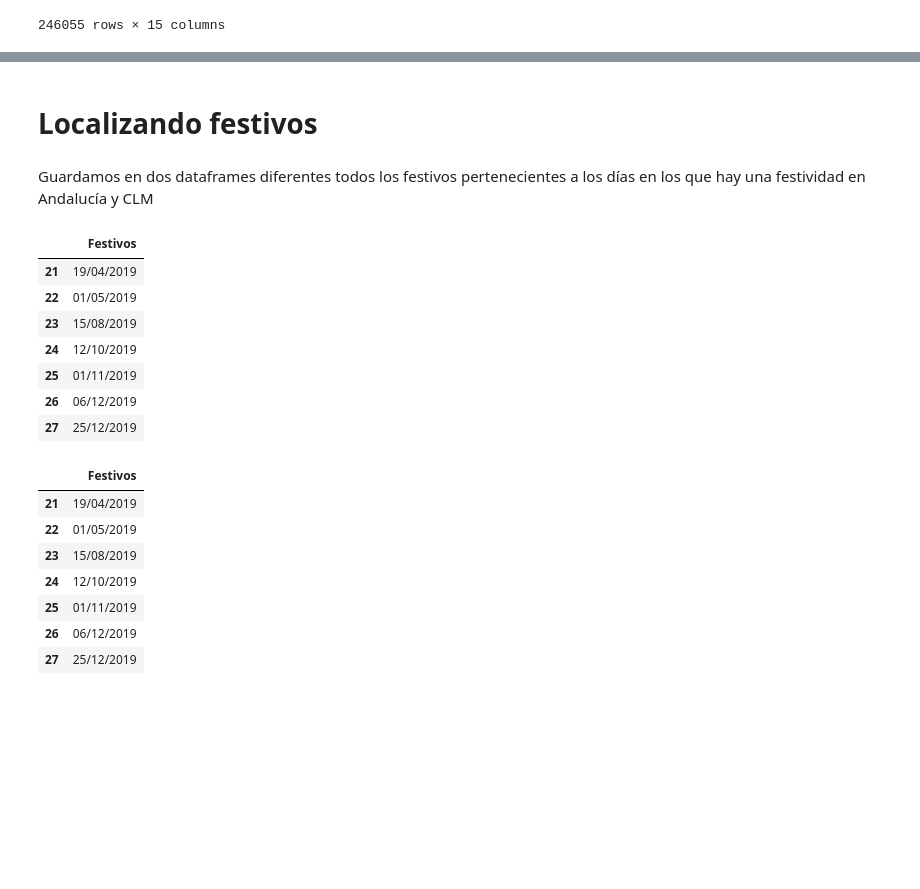
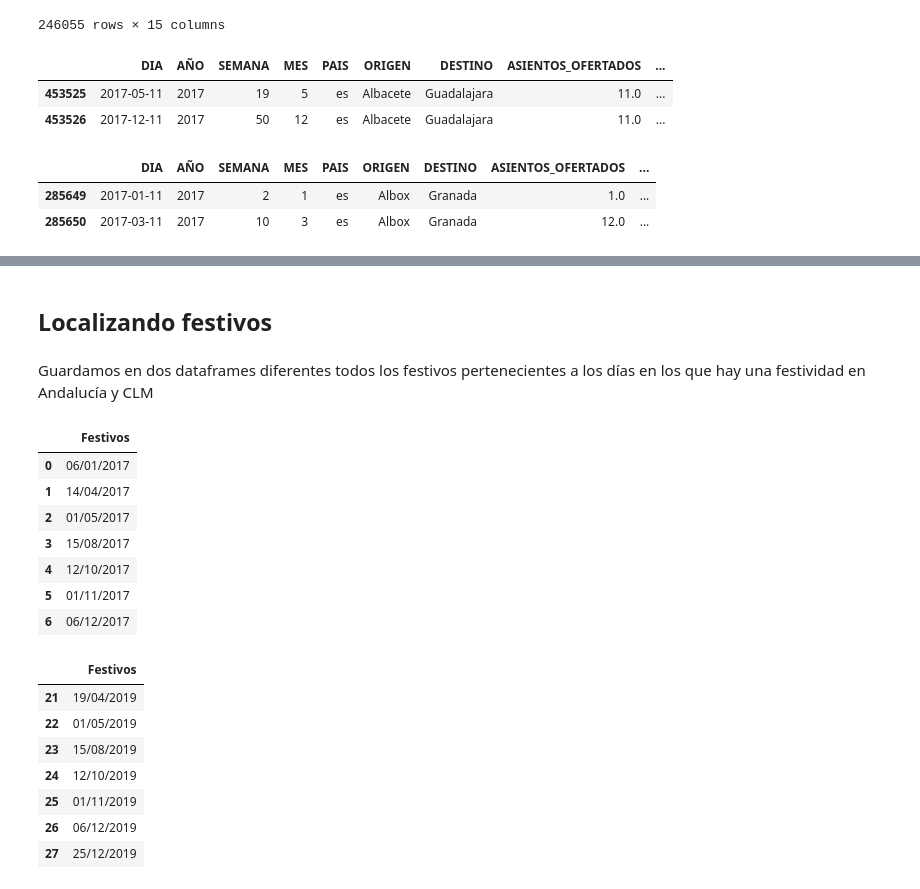
Before and after one commit to JoseAlbertoSeco/BlablacarCarpooling_DataMining, a Jupyter notebook: notebooks/GeolocalizacionProvincial.ipynb, the cells around one changed output, grey strips where cells are left out. Saved outputs shown, nothing was run; the diff lists cells and outputs as text; code cells hidden in the pictures; blank space fills up the shorter version.

```diff
--- a/notebooks/GeolocalizacionProvincial.ipynb
+++ b/notebooks/GeolocalizacionProvincial.ipynb
@@ -291 +300,15 @@ df_AndaluciaLocalizado['DIA'] = pd.to_datetime(df_AndaluciaLocalizado['DIA'])
+# %%
+df_CLMLocalizado = extender_fecha(df_CLMLocalizado)
+df_CLMLocalizado.head(2)
+# %% [output]
+|  | DIA | AÑO | SEMANA | MES | PAIS | ORIGEN | DESTINO | ASIENTOS_OFERTADOS | ... |
+| 453525 | 2017-05-11 | 2017 | 19 | 5 | es | Albacete | Guadalajara | 11.0 | ... |
+| 453526 | 2017-12-11 | 2017 | 50 | 12 | es | Albacete | Guadalajara | 11.0 | ... |
+# %%
+df_AndaluciaLocalizado = extender_fecha(df_AndaluciaLocalizado)
+df_AndaluciaLocalizado.head(2)
+# %% [output]
+|  | DIA | AÑO | SEMANA | MES | PAIS | ORIGEN | DESTINO | ASIENTOS_OFERTADOS | ... |
+| 285649 | 2017-01-11 | 2017 | 2 | 1 | es | Albox | Granada | 1.0 | ... |
+| 285650 | 2017-03-11 | 2017 | 10 | 3 | es | Albox | Granada | 12.0 | ... |
 # %%
@@ -302,7 +323,7 @@ files.download('df_AndaluciaLocalizado.csv')
 [interactive output not drawn]
 [interactive output not drawn]
 # %% [markdown]
-# Localizando festivos
+## Localizando festivos
 # %% [markdown]
 Guardamos en dos dataframes diferentes todos los festivos pertenecientes a los días en los que hay una festividad en Andalucía y CLM
 # %%
@@ -316,16 +337,16 @@ def get_fechas(ccaa):
   return fiestas
 # %%
 festivos_andalucia = get_fechas('Andalucía')
-festivos_andalucia.tail(7)
+festivos_andalucia.head(7)
 # %% [output]
 |  | Festivos |
-| 21 | 19/04/2019 |
-| 22 | 01/05/2019 |
-| 23 | 15/08/2019 |
-| 24 | 12/10/2019 |
-| 25 | 01/11/2019 |
-| 26 | 06/12/2019 |
-| 27 | 25/12/2019 |
+| 0 | 06/01/2017 |
+| 1 | 14/04/2017 |
+| 2 | 01/05/2017 |
+| 3 | 15/08/2017 |
+| 4 | 12/10/2017 |
+| 5 | 01/11/2017 |
+| 6 | 06/12/2017 |
 # %%
 festivos_clm = get_fechas('Castilla-La Mancha')
 festivos_clm.tail(7)
```
Also changed, not shown: parts of 28 cells of this notebook.
